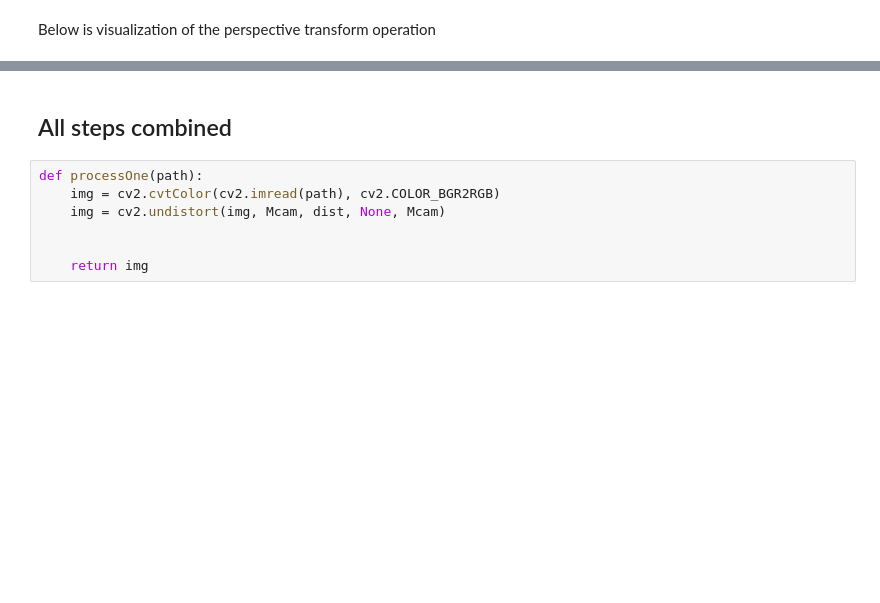
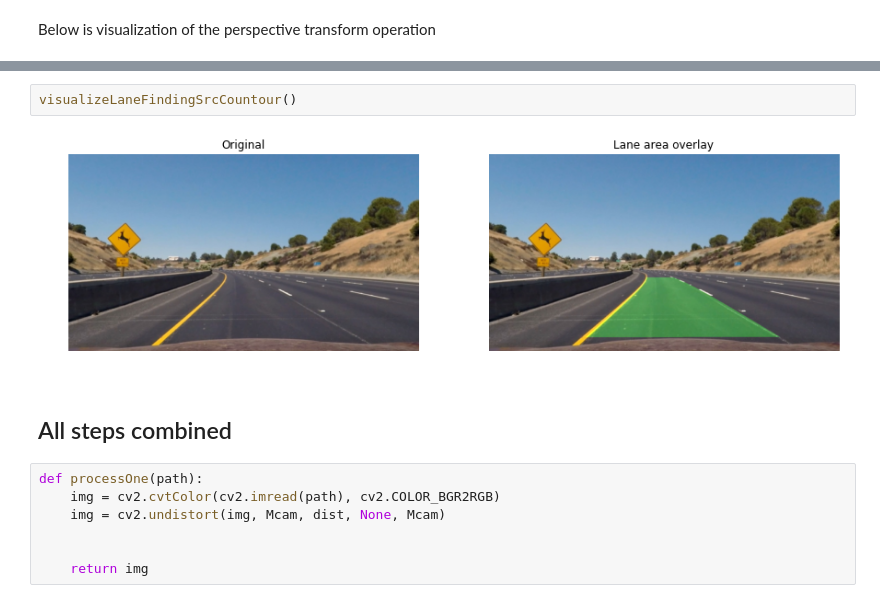
Before and after one commit to toshas/CarND-Advanced-Lane-Lines, a Jupyter notebook: P4.ipynb, the cells around one changed output, grey strips where cells are left out. Saved outputs shown, nothing was run; the diff lists cells and outputs as text; blank space fills up the shorter version.

```diff
--- a/P4.ipynb
+++ b/P4.ipynb
@@ -261,3 +432,7 @@ visualizePerspectiveTransform()
+# %%
+visualizeLaneFindingSrcCountour()
+# %% [output]
+[figure, added]
 # %% [markdown]
 ## All steps combined
 # %%
```
Also changed, not shown: parts of 9 cells of this notebook.
